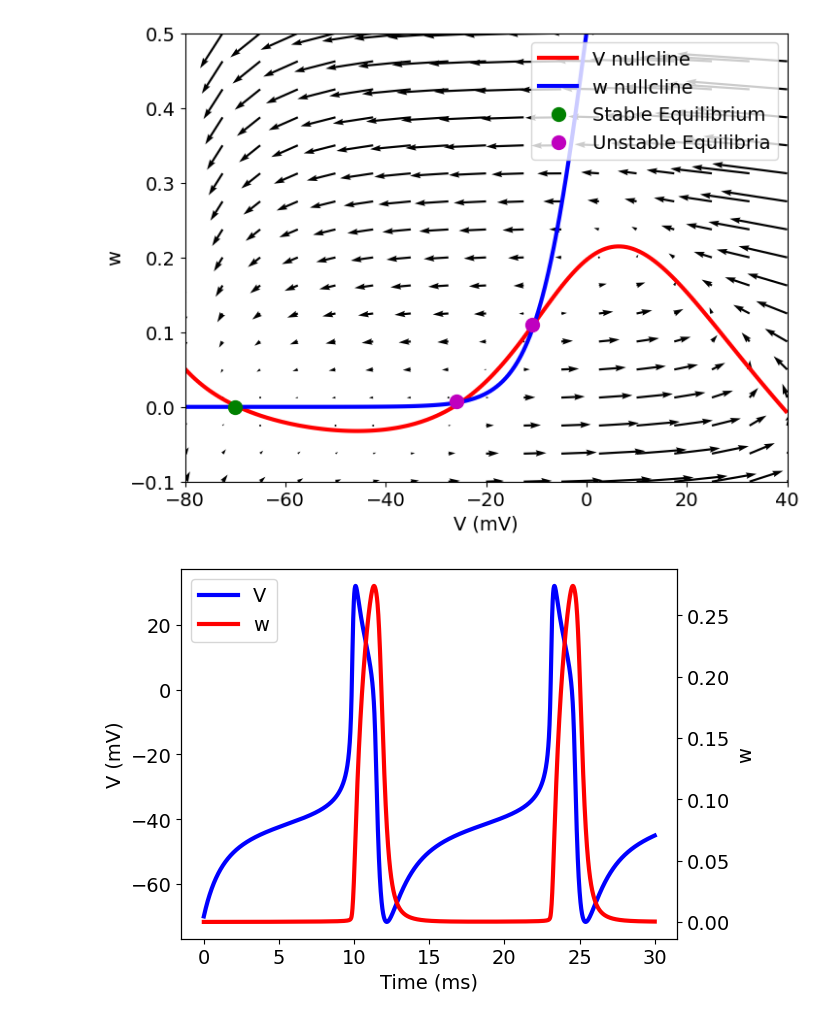
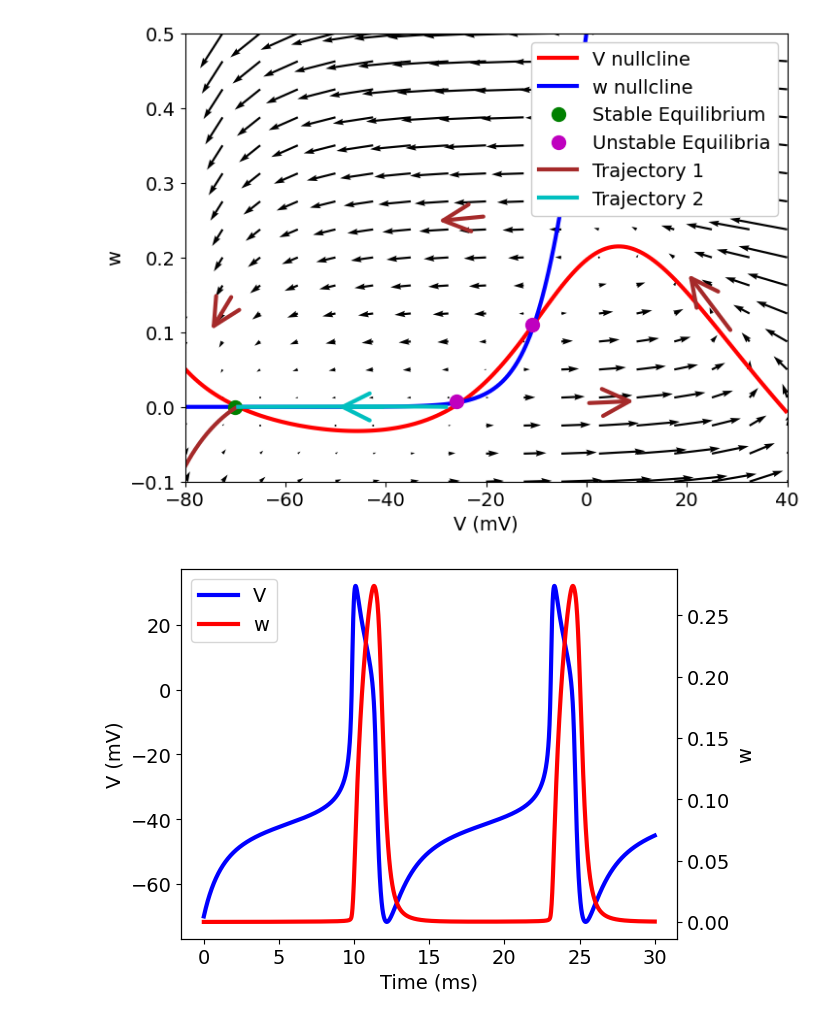
Before and after one commit to sstanbridge09/biologyCoursework, a Jupyter notebook: phasePortraits.ipynb, the cells around one changed output. Saved outputs shown, nothing was run; the diff lists cells and outputs as text; code cells hidden in the pictures.

```diff
--- a/phasePortraits.ipynb
+++ b/phasePortraits.ipynb
@@ -122,35 +132,85 @@ ode_rhsPlane = np.array([hodgkinHuxley(0, coord, par) for coord in coordsPlane])
 v_dot = ode_rhs[:, 0].reshape(xx.shape)
 w_dot = ode_rhs[:, 1].reshape(xx.shape)
 
 v_dotPlane = ode_rhsPlane[:, 0].reshape(xxPlane.shape)
 w_dotPlane = ode_rhsPlane[:, 1].reshape(xxPlane.shape)
 
 
 plt.figure(figsize=(8, 6))
 v_contour = plt.contour(xx, yy, v_dot, levels=[0], colors='r')  # Red for V nullcline
 w_contour = plt.contour(xx, yy, w_dot, levels=[0], colors='b')
 v_handle = plt.Line2D([0], [0], color='r', label='V nullcline')
 w_handle = plt.Line2D([0], [0], color='b', label='w nullcline')
 
 # Create handles for the equilibrium points
 stable_eq_handle = plt.Line2D([0], [0], marker='o', color='g', label='Stable Equilibrium', markersize=10, linestyle='')
 unstable_eq_handle = plt.Line2D([0], [0], marker='o', color='m', label='Unstable Equilibria', markersize=10, linestyle='')
+trajectory = plt.Line2D([0], [0],color = 'brown',label = 'Trajectory 1')
+
 # trajectory = plt.Line2D([0], [0],color = 'y',label = 'Trajectory')
 # Create the legend
 plt.quiver(xxPlane, yyPlane, v_dotPlane, w_dotPlane, angles='xy', scale_units='xy', scale=30, color='k')
 plt.plot(-70, 0, 'go', label='Stable Equilibrium', markersize=10)
 plt.plot(-26, 0.007, 'mo', label='Unstable Equilibrium', markersize=10)
 plt.plot(-10.9, 0.11, 'mo', label='Unstable Equilibrium', markersize=10)
+plt.plot(V_values,w_values,'brown',label = 'Trajectory 1')
+
+par = np.array([
+    2,      # C
+    20,     # gfast
+    20,     # gslow
+    2,      # gleak
+    50,     # ENa
+    -100,   # EK
+    -70,    # Eleak
+    -1.2,   # bm
+    18,     # cm
+    0,     # bw
+    10,     # cw
+    0.15,   # phiw
+    0      # Istim
+])
+# Initial conditions
+x0 = np.array([-28,0.0])
+t0,tfin=0,30
+delta_max=1e-2
+# Solve the system using solve_ivp
+solution = solve_ivp(
+    hodgkinHuxley,                  # Function to integrate
+    (t0, tfin),                     # Time interval (start, end)
+    x0,                             # Initial conditions
+    args=(par,),                       # Additional parameters to pass to hodgkinHuxley function
+    max_step=1e-2,                  # Maximum step size
+    dense_output=True               # Get continuous solution
+)
+
+# Extract solution
+t_values = solution.t
+V_values2, w_values2 = solution.y
+
+trajectory2 = plt.Line2D([0], [0],color = 'c',label = 'Trajectory 2')
+plt.plot(V_values2,w_values2,'c',label = 'Trajectory 2')
+
 # plt.plot(V_values,w_values,'y',label = 'Trajectory')
 plt.xlabel('V (mV)')
 plt.ylabel('w')
+plt.annotate("", xy=(10, 0.008), xytext=(0, 00.005),
+             arrowprops=dict(arrowstyle="->", color='brown', linewidth=3),size=50)
+plt.annotate("", xy=(-30, 00.2485), xytext=(-20, 00.255),
+             arrowprops=dict(arrowstyle="->", color='brown', linewidth=3),size=50)
+plt.annotate("", xy=(-75, 0.1), xytext=(-70.5, 0.15),
+             arrowprops=dict(arrowstyle="->", color='brown', linewidth=3),size=50)
+plt.annotate("", xy=(20, 0.18), xytext=(29, 0.1),
+             arrowprops=dict(arrowstyle="->", color='brown', linewidth=3),size=50)
 
+plt.annotate("", xy=(-50, 0), xytext=(-40, 0),
+             arrowprops=dict(arrowstyle="->", color='c', linewidth=3),size=50)
 # Include all handles in the legend
-plt.legend(handles=[v_handle, w_handle, stable_eq_handle, unstable_eq_handle], loc="best")
+plt.legend(handles=[v_handle, w_handle, stable_eq_handle, unstable_eq_handle,trajectory,trajectory2], loc="best",framealpha=1.0)
 
 plt.show()
 # %% [output]
-[figure, old version]
+[figure, new version]
 # %%
 par = np.array([
     2,      # C
```
Also changed, not shown: parts of 7 cells of this notebook, 3 other files.
